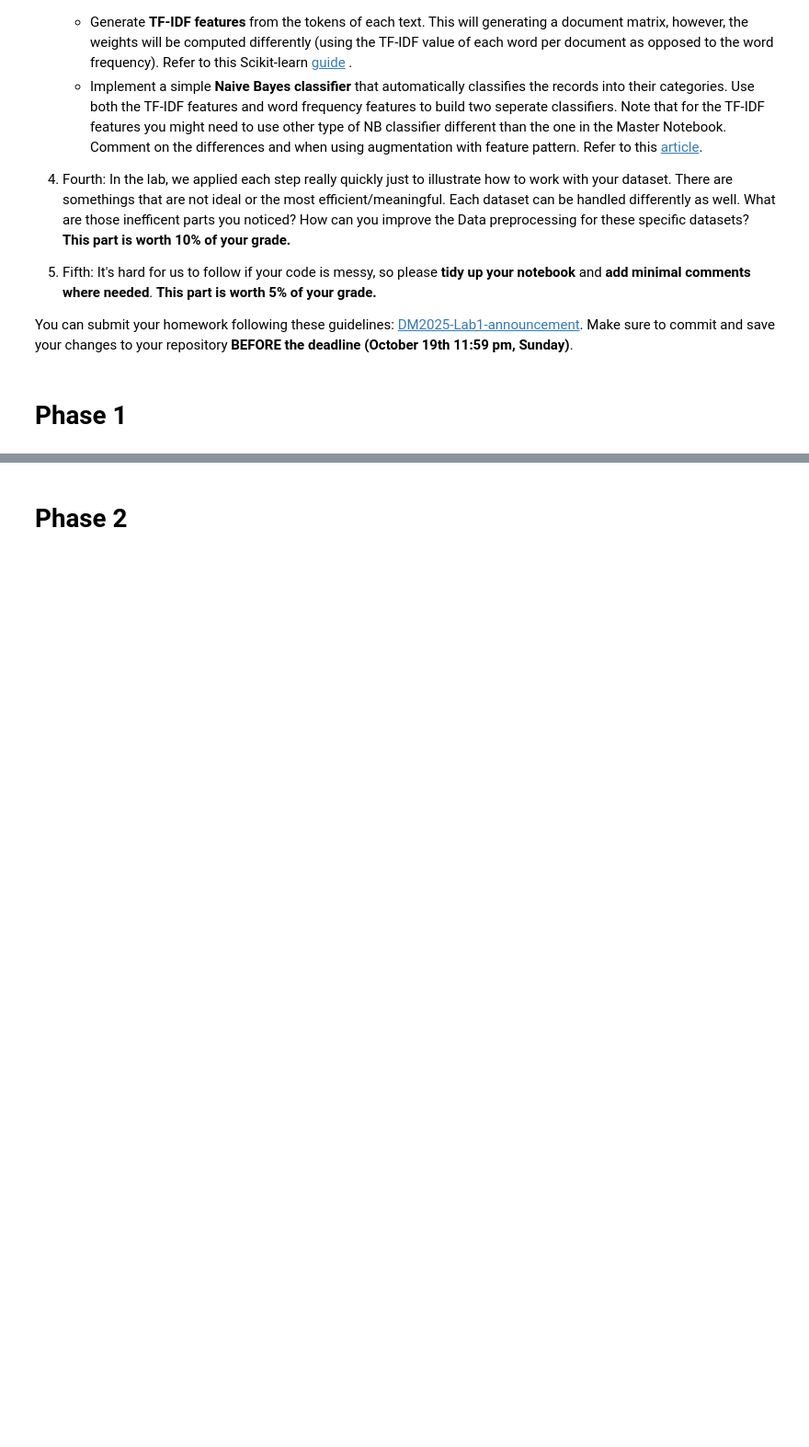
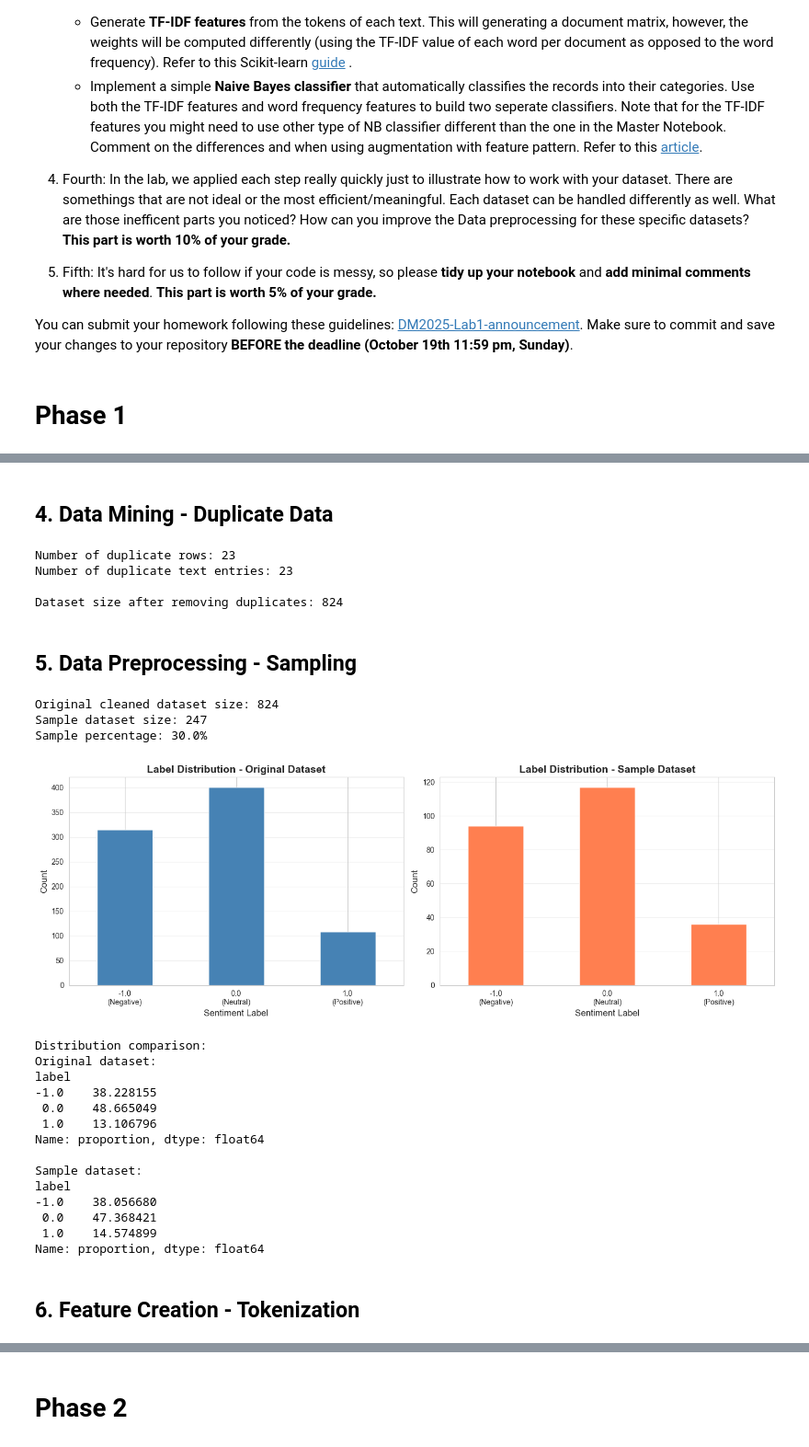
Before and after one commit to BallPoolShark/DM2025-Lab1-Exercise, a Jupyter notebook: DM2025-Lab1-Homework.ipynb, the cells around one changed output, grey strips where cells are left out. Shown: that part at 92% size. Saved outputs shown, nothing was run; the diff lists cells and outputs as text; code cells hidden in the pictures; blank space fills up the shorter version.

```diff
--- a/DM2025-Lab1-Homework.ipynb
+++ b/DM2025-Lab1-Homework.ipynb
@@ -62,0 +188,79 @@ You can submit your homework following these guidelines: [DM2025-Lab1-announceme
+# %% [markdown]
+## 4. Data Mining - Duplicate Data
+# %%
+# Check for duplicate rows
+duplicates = df_clean.duplicated().sum()
+print(f"Number of duplicate rows: {duplicates}")
+
+# Check for duplicate text entries
+duplicate_texts = df_clean.duplicated(subset=['text']).sum()
+print(f"Number of duplicate text entries: {duplicate_texts}")
+
+# Remove duplicates based on text column
+df_clean = df_clean.drop_duplicates(subset=['text']).copy()
+print(f"\nDataset size after removing duplicates: {len(df_clean)}")
+# %% [output]
+Number of duplicate rows: 23
+Number of duplicate text entries: 23
+
+Dataset size after removing duplicates: 824
+# %% [markdown]
+## 5. Data Preprocessing - Sampling
+# %%
+# Create a sample dataset (30% of the data) for faster processing
+sample_size = 0.3
+df_sample = df_clean.sample(frac=sample_size, random_state=42).copy()
+
+print(f"Original cleaned dataset size: {len(df_clean)}")
+print(f"Sample dataset size: {len(df_sample)}")
+print(f"Sample percentage: {sample_size * 100}%")
+# %% [output]
+Original cleaned dataset size: 824
+Sample dataset size: 247
+Sample percentage: 30.0%
+# %%
+# Compare label distributions between original and sample datasets
+fig, axes = plt.subplots(1, 2, figsize=(14, 5))
+
+# Original dataset distribution
+df_clean['label'].value_counts().sort_index().plot(kind='bar', ax=axes[0], color='steelblue')
+axes[0].set_title('Label Distribution - Original Dataset', fontsize=14, fontweight='bold')
+axes[0].set_xlabel('Sentiment Label', fontsize=12)
+axes[0].set_ylabel('Count', fontsize=12)
+axes[0].set_xticklabels(['-1.0\n(Negative)', '0.0\n(Neutral)', '1.0\n(Positive)'], rotation=0)
+axes[0].grid(axis='y', alpha=0.3)
+
+# Sample dataset distribution
+df_sample['label'].value_counts().sort_index().plot(kind='bar', ax=axes[1], color='coral')
+axes[1].set_title('Label Distribution - Sample Dataset', fontsize=14, fontweight='bold')
+axes[1].set_xlabel('Sentiment Label', fontsize=12)
+axes[1].set_ylabel('Count', fontsize=12)
+axes[1].set_xticklabels(['-1.0\n(Negative)', '0.0\n(Neutral)', '1.0\n(Positive)'], rotation=0)
+axes[1].grid(axis='y', alpha=0.3)
+
+plt.tight_layout()
+plt.show()
+
+print("\nDistribution comparison:")
+print("Original dataset:")
+print(df_clean['label'].value_counts(normalize=True).sort_index() * 100)
+print("\nSample dataset:")
+print(df_sample['label'].value_counts(normalize=True).sort_index() * 100)
+# %% [output]
+[figure, added]
+Distribution comparison:
+Original dataset:
+label
+-1.0    38.228155
+ 0.0    48.665049
+ 1.0    13.106796
+Name: proportion, dtype: float64
+
+Sample dataset:
+label
+-1.0    38.056680
+ 0.0    47.368421
+ 1.0    14.574899
+Name: proportion, dtype: float64
+# %% [markdown]
+## 6. Feature Creation - Tokenization
```
Also changed, not shown: parts of 31 cells of this notebook, 1 other file.
